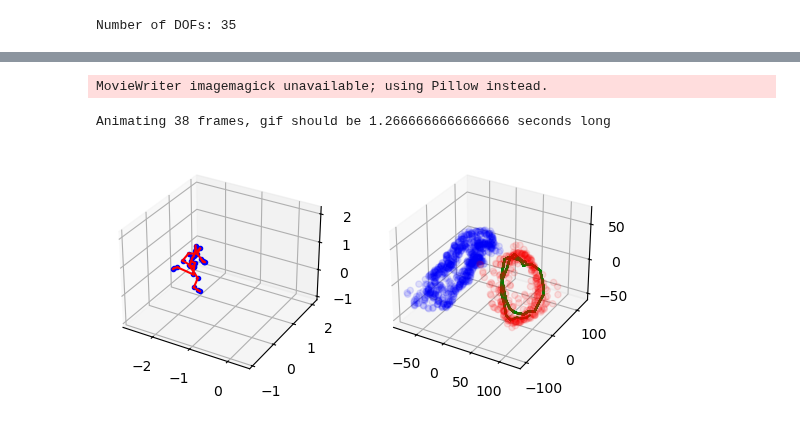
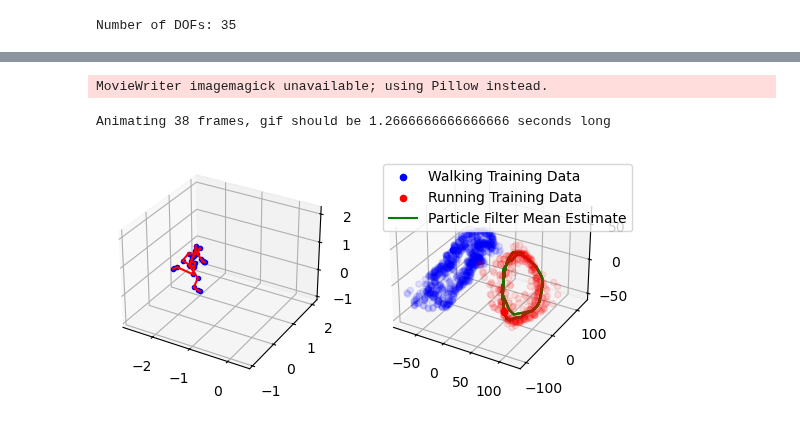
Before and after one commit to Priyanshu4/gpmdm, a Jupyter notebook: notebooks/view_gpmdm_pf.ipynb, the cells around one changed output, grey strips where cells are left out. Saved outputs shown, nothing was run; the diff lists cells and outputs as text; code cells hidden in the pictures.

```diff
--- a/notebooks/view_gpmdm_pf.ipynb
+++ b/notebooks/view_gpmdm_pf.ipynb
@@ -134,24 +134,28 @@ fig.show()
 # %%
 # animate the movement of the latent states using matplotlib
 
 fig = plt.figure()
 ax1 = fig.add_subplot(121, projection='3d')
 ax2 = fig.add_subplot(122, projection='3d')
-ax2.scatter(X0[:, 0], X0[:, 1], X0[:, 2], c='blue', label='Walk', alpha=0.1)
-ax2.scatter(X1[:, 0], X1[:, 1], X1[:, 2], c='red', label='Run', alpha=0.1)
+ax2.scatter(X0[0, 0], X0[0, 1], X0[0, 2], c='blue', label='Walking Training Data', alpha=1)
+ax2.scatter(X0[:, 0], X0[:, 1], X0[:, 2], c='blue', alpha=0.1)
+ax2.scatter(X1[0, 0], X1[0, 1], X1[0, 2], c='red', label='Running Training Data', alpha=1)
+ax2.scatter(X1[:, 0], X1[:, 1], X1[:, 2], c='red', alpha=0.1)
+ax2.plot(predicted_latent_states[0, 0], predicted_latent_states[0, 1], predicted_latent_states[0, 2], c='green', label='Particle Filter Mean Estimate')
+ax2.legend(loc='upper left')
 
 def update(frame):
     ax1.clear()
     test_trial._joints["root"].set_motion(test_trial._frames[frame * DOWNSAMPLE])
     test_trial._joints["root"].draw(ax=ax1, show=False)
-    ax2.plot(predicted_latent_states[:frame, 0], predicted_latent_states[:frame, 1], predicted_latent_states[:frame, 2], c='green', label='Predicted')
+    ax2.plot(predicted_latent_states[:frame, 0], predicted_latent_states[:frame, 1], predicted_latent_states[:frame, 2], c='green')
 
 
 print(f"Animating {len(predicted_latent_states)} frames, gif should be {len(predicted_latent_states) / (120 / DOWNSAMPLE)} seconds long")
 
 ani = FuncAnimation(fig, update, frames=len(predicted_latent_states), repeat=False, interval=1000/120 * DOWNSAMPLE)
 ani.save('gpdm_pf_latent_states.gif', writer='imagemagick')
 # %% [output]
 MovieWriter imagemagick unavailable; using Pillow instead.
 Animating 38 frames, gif should be 1.2666666666666666 seconds long
-[figure, old version]
+[figure, new version]
```
Also changed, not shown: parts of 1 cell of this notebook.
